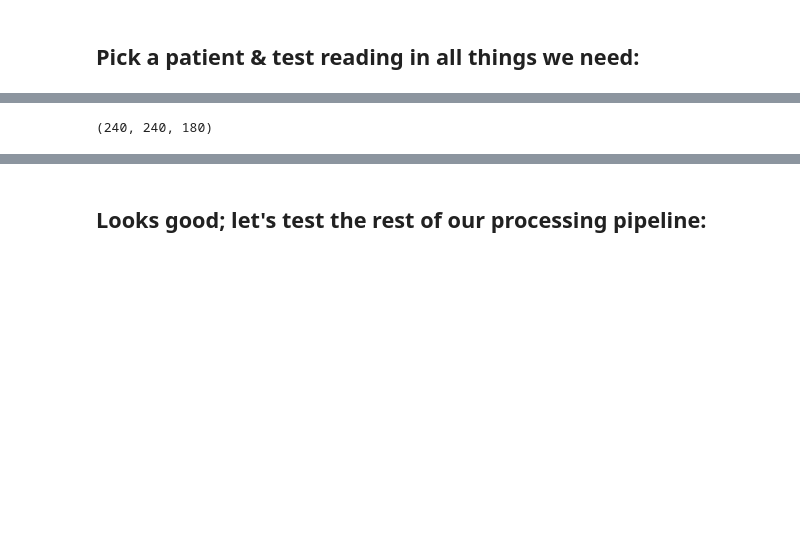
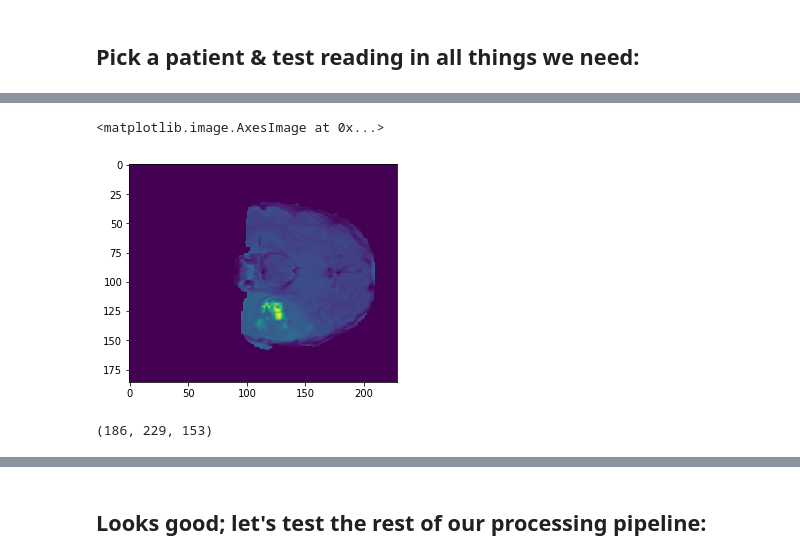
Before and after one commit to julclu/tcia_analysis, a Jupyter notebook: code/10_CreateRGBImages_munge.ipynb, the cells around one changed output, grey strips where cells are left out. Cells and saved outputs as stored; diff of their text form; code cells hidden in the pictures; blank space fills up the shorter version.

```diff
--- a/code/10_CreateRGBImages_munge.ipynb
+++ b/code/10_CreateRGBImages_munge.ipynb
@@ -106,5 +105,5 @@ t1_post_dict
 # %% [markdown]
 ## Pick a patient & test reading in all things we need:
 # %%
-patient_id = aligned_dti['patient_id'][0]
+patient_id = aligned_dti['patient_id'][88]
 # %%
@@ -131,9 +133,14 @@ fla_vol.shape
+# %%
+plt.imshow(fla_vol[:,:,55])
+# %% [output]
+<matplotlib.image.AxesImage at 0x...>
+[figure, added]
 # %%
-adc_vol = nib.load(Path(root_dir, cohort, patient_id, adc_dict[patient_id]))
+adc_vol = nib.load(Path(root_dir, cohort, patient_id, '03-15-2004-NR_MRI_BRAIN_WWO-30388/6-DIFFUSIONADC-19007a.nii.gz'))
 adc_vol = np.array(adc_vol.dataobj)
 adc_vol.shape
 # %% [output]
-(240, 240, 180)
+(186, 229, 153)
 # %%
 brainmask_name = '.'.join(t1_post_dict[patient_id].split('.')[:-2])+'_mask.nii.gz'
 # print(brainmask_name)
```
Also changed, not shown: parts of 35 cells of this notebook, 23 other files.
